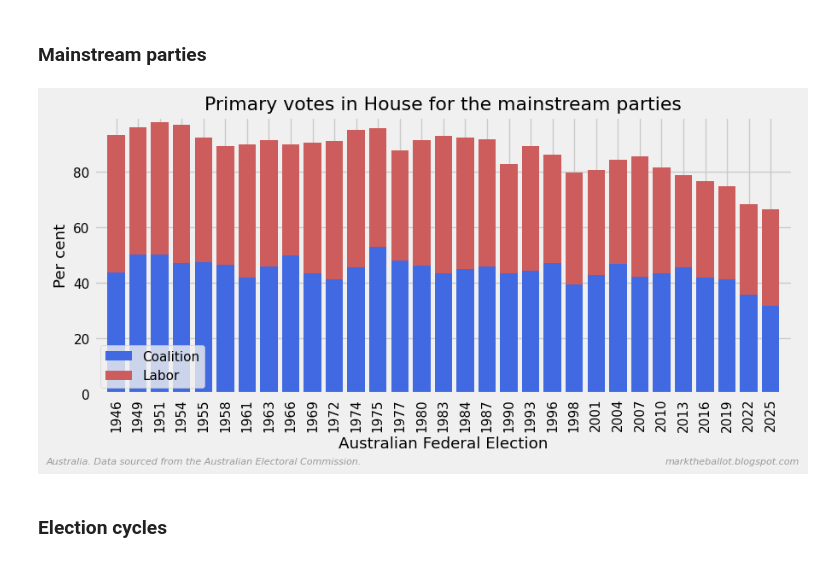
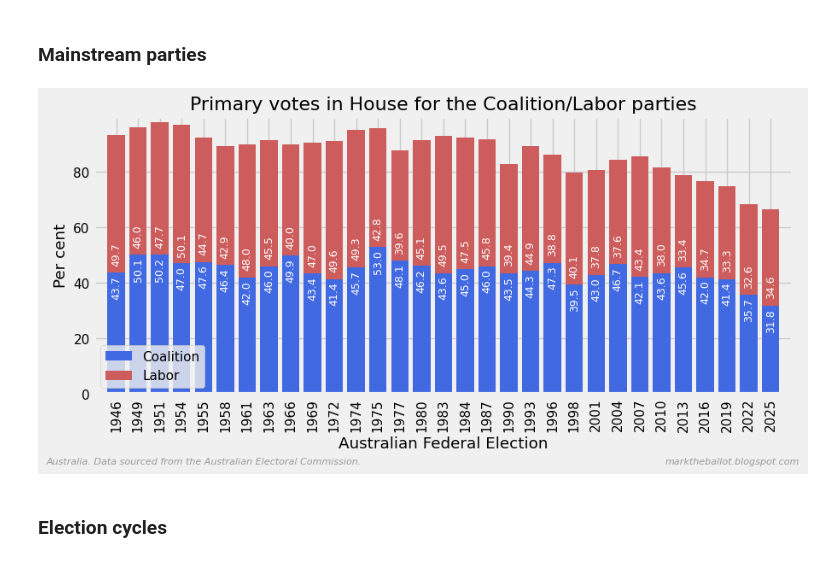
Before and after one commit to bpalmer4/Election-2028, a Jupyter notebook: notebooks/previous_election_outcomes.ipynb, the cells around one changed output. Cells and saved outputs as stored; diff of their text form; code cells hidden in the pictures.

```diff
--- a/notebooks/previous_election_outcomes.ipynb
+++ b/notebooks/previous_election_outcomes.ipynb
@@ -41,5 +48,5 @@ table = pd.read_csv(
 # %%
-coalition = ["LP", "LNP", "NP", "CLP"]
-e_others = ["DLP", "DEM", "GRN", "ON", "UAP", "Others"]
-primary = ["ALP", "LP", "LNP", "NP", "CLP", "DLP", "DEM", "GRN", "ON", "UAP", "Others"]
+COALITION = ["LP", "LNP", "NP", "CLP"]
+E_OTHERS = ["DLP", "DEM", "GRN", "ON", "UAP", "Others"]
+PRIMARY = ["ALP", "LP", "LNP", "NP", "CLP", "DLP", "DEM", "GRN", "ON", "UAP", "Others"]
 # %%
@@ -94,28 +111,58 @@ mg.finalise_plot(
 # %% [markdown]
 ### Mainstream parties
 # %%
-mainstream = table.copy()
-mainstream["Coalition"] = mainstream[coalition].sum(axis=1)
-mainstream = mainstream.rename(columns={"ALP": "Labor"})
-majors = ["Coalition", "Labor"]
+def mainstream_parties() -> None:
+    """Plot the primary votes for the two mainstream parties."""
 
-fig, ax = plt.subplots()
-mainstream[majors].plot.bar(
-    stacked=True, ax=ax, width=0.8, color=[COLOR_COALITION, COLOR_LABOR]
-)
+    mainstream = TABLE.copy()
+    mainstream["Coalition"] = mainstream[COALITION].sum(axis=1)
+    mainstream = mainstream.rename(columns={"ALP": "Labor"})
+    majors = ["Coalition", "Labor"]
 
-mg.finalise_plot(
-    ax,
-    title="Primary votes in House for the mainstream parties",
-    xlabel="Australian Federal Election",
-    ylabel="Per cent",
-    legend={"loc": "lower left"},
-    rfooter=RFOOTER,
-    lfooter=LFOOTER,
-    show=SHOW,
-)
+    fig, ax = plt.subplots()
+    mainstream[majors].plot.bar(
+        stacked=True, ax=ax, width=0.8, color=[COLOR_COALITION, COLOR_LABOR]
+    )
+
+    for i, (lib, lab) in enumerate(
+        zip(mainstream["Coalition"].to_list(), mainstream["Labor"].to_list())
+    ):
+        ax.text(
+            i,
+            lib - 1,
+            f"{lib:.1f}",
+            ha="center",
+            va="top",
+            rotation=90,
+            fontsize=9,
+            color="white",
+        )
+        ax.text(
+            i,
+            lib + 2.5,
+            f"{lab:.1f}",
+            ha="center",
+            va="bottom",
+            rotation=90,
+            fontsize=9,
+            color="white",
+        )
+
+    mg.finalise_plot(
+        ax,
+        title="Primary votes in House for the Coalition/Labor parties",
+        xlabel="Australian Federal Election",
+        ylabel="Per cent",
+        legend={"loc": "lower left"},
+        rfooter=RFOOTER,
+        lfooter=LFOOTER,
+        show=SHOW,
+    )
+
+
+mainstream_parties()
 # %% [output]
-[figure, old version]
+[figure, new version]
 # %% [markdown]
 ### Election cycles
 # %%
```
Also changed, not shown: parts of 9 cells of this notebook, 10 other files.
